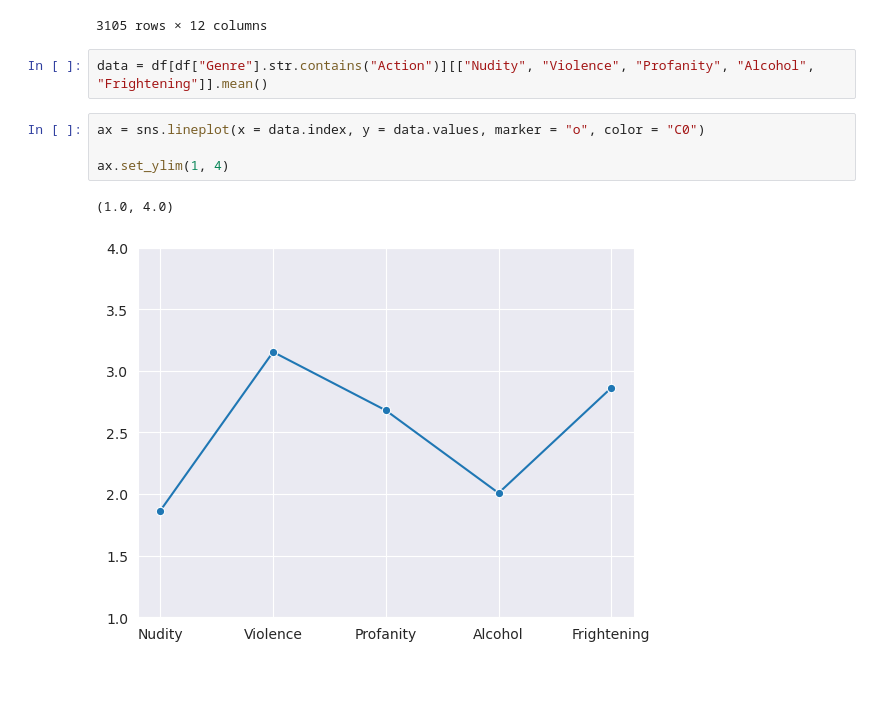
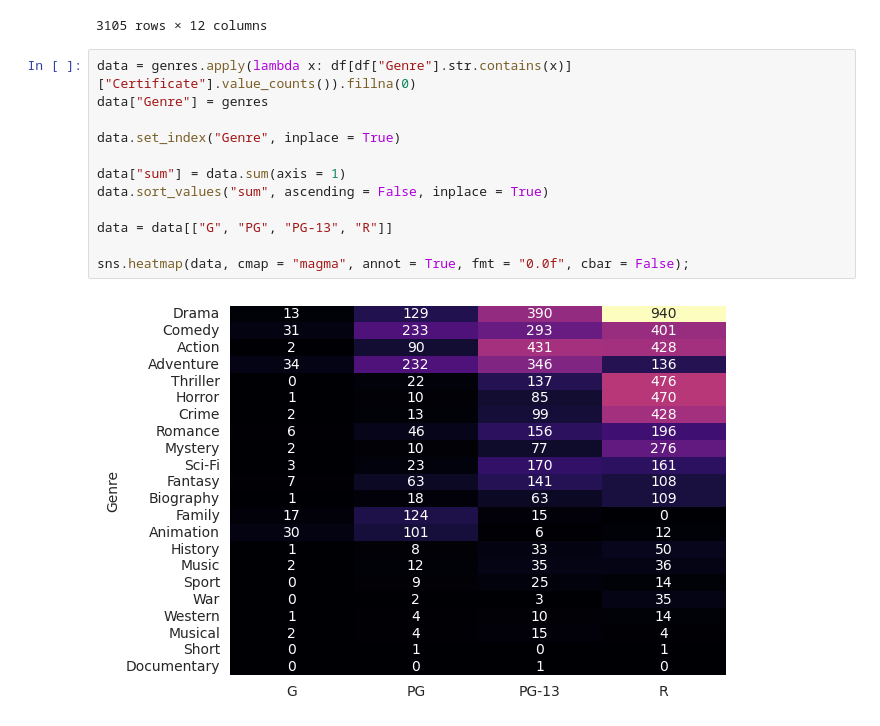
Before and after one commit to hoanglnt/DataVizLab1, a Jupyter notebook: src/explore.ipynb, the cells around one changed output. Drawn from its saved outputs; the diff is of its cells as text; blank space fills up the shorter version.

Commit message:
Genre through year + Genre vs Certificate

```diff
--- a/src/explore.ipynb
+++ b/src/explore.ipynb
@@ -99,12 +99,17 @@ Tuy nhiên nhận xét trên chỉ là giả thuyết của nhóm, còn khá nhi
 | 3103 | Queen Bees | 2021 | 6.0 | 887 | Comedy, Drama, Romance | 100 | PG-13 | 1 | 1 | 2 | ... |
 | 3104 | Death Race | 2008 | 6.3 | 203578 | Action, Sci-Fi, Thriller | 105 | R | 2 | 4 | 4 | ... |
 3105 rows × 12 columns
-# %%
-data = df[df["Genre"].str.contains("Action")][["Nudity", "Violence", "Profanity", "Alcohol", "Frightening"]].mean()
-# %%
-ax = sns.lineplot(x = data.index, y = data.values, marker = "o", color = "C0")
-
-ax.set_ylim(1, 4)
-# %% [output]
-(1.0, 4.0)
-[figure, removed]
+# %%
+data = genres.apply(lambda x: df[df["Genre"].str.contains(x)]["Certificate"].value_counts()).fillna(0)
+data["Genre"] = genres
+
+data.set_index("Genre", inplace = True)
+
+data["sum"] = data.sum(axis = 1)
+data.sort_values("sum", ascending = False, inplace = True)
+
+data = data[["G", "PG", "PG-13", "R"]]
+
+sns.heatmap(data, cmap = "magma", annot = True, fmt = "0.0f", cbar = False);
+# %% [output]
+[figure, added]
```
Also changed, not shown: parts of 4 cells of this notebook.
